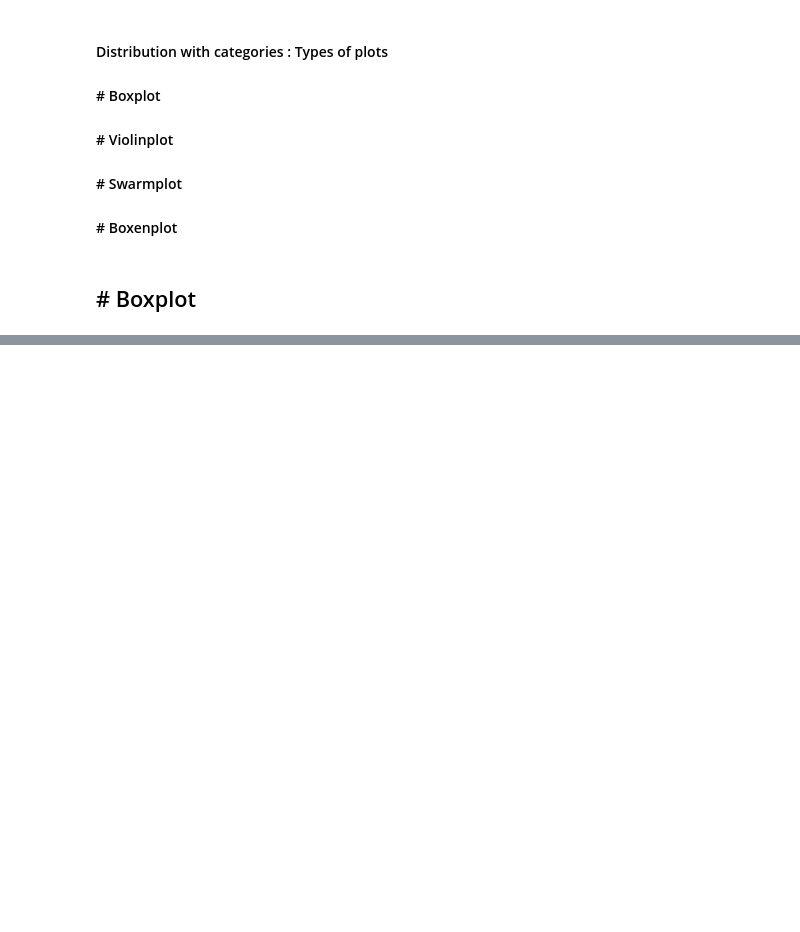
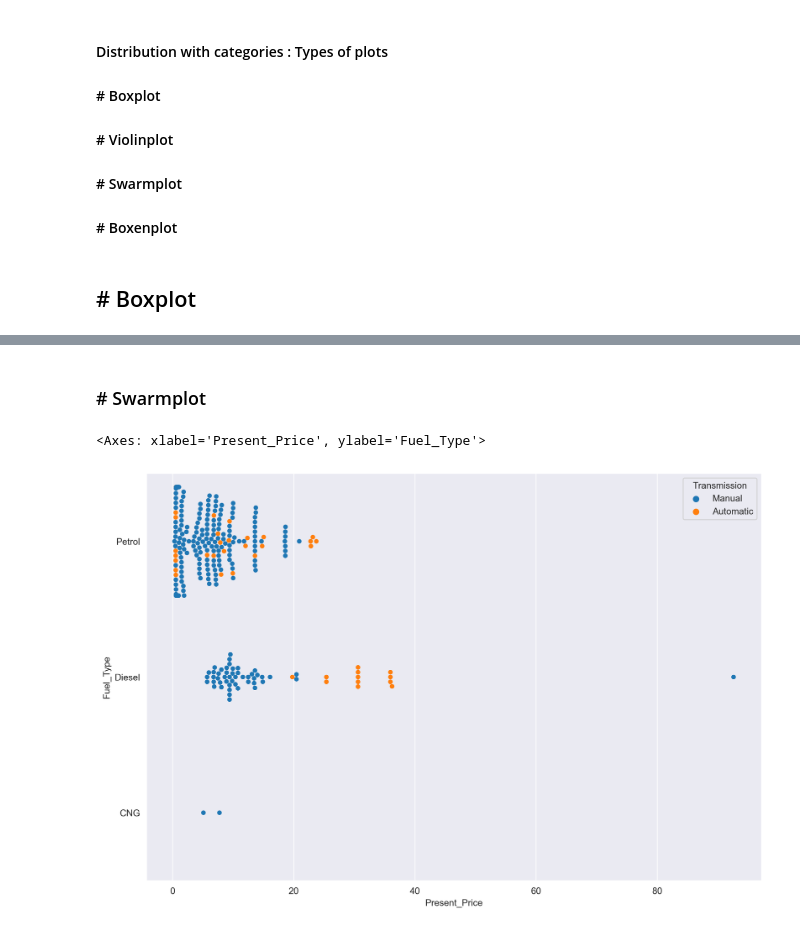
Before and after one commit to GOLISHYAMP/ML_AI, a Jupyter notebook: MachineLearningPrac/Seaborn.ipynb, the cells around one changed output, grey strips where cells are left out. Drawn from its saved outputs; the diff is of its cells as text; code cells hidden in the pictures; blank space fills up the shorter version.

```diff
--- a/MachineLearningPrac/Seaborn.ipynb
+++ b/MachineLearningPrac/Seaborn.ipynb
@@ -195,0 +225,8 @@ plt, figure =
+# %% [markdown]
+### # Swarmplot
+# %%
+plt.figure(figsize=(12,8),dpi = 300)
+sns.swarmplot(x = 'Present_Price', y = 'Fuel_Type', data = df, hue = 'Transmission')
+# %% [output]
+<Axes: xlabel='Present_Price', ylabel='Fuel_Type'>
+[figure, added]
```
Also changed, not shown: parts of 22 cells of this notebook.
